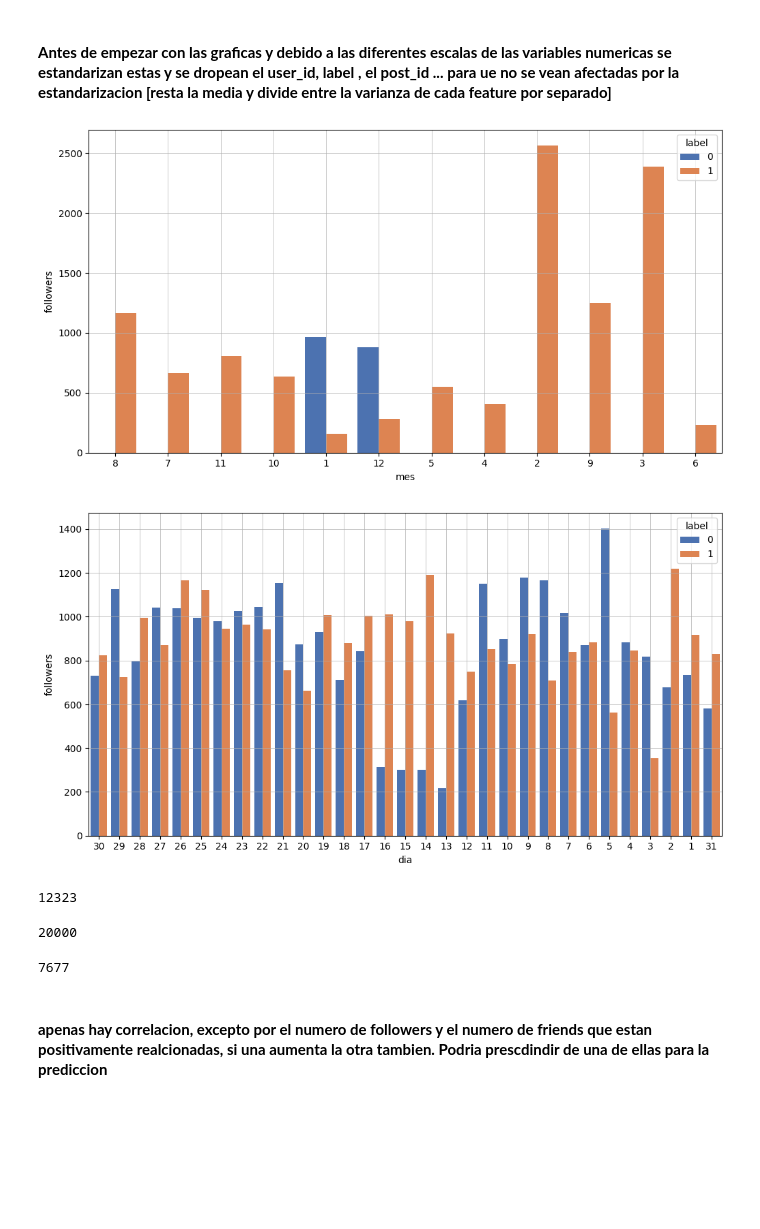
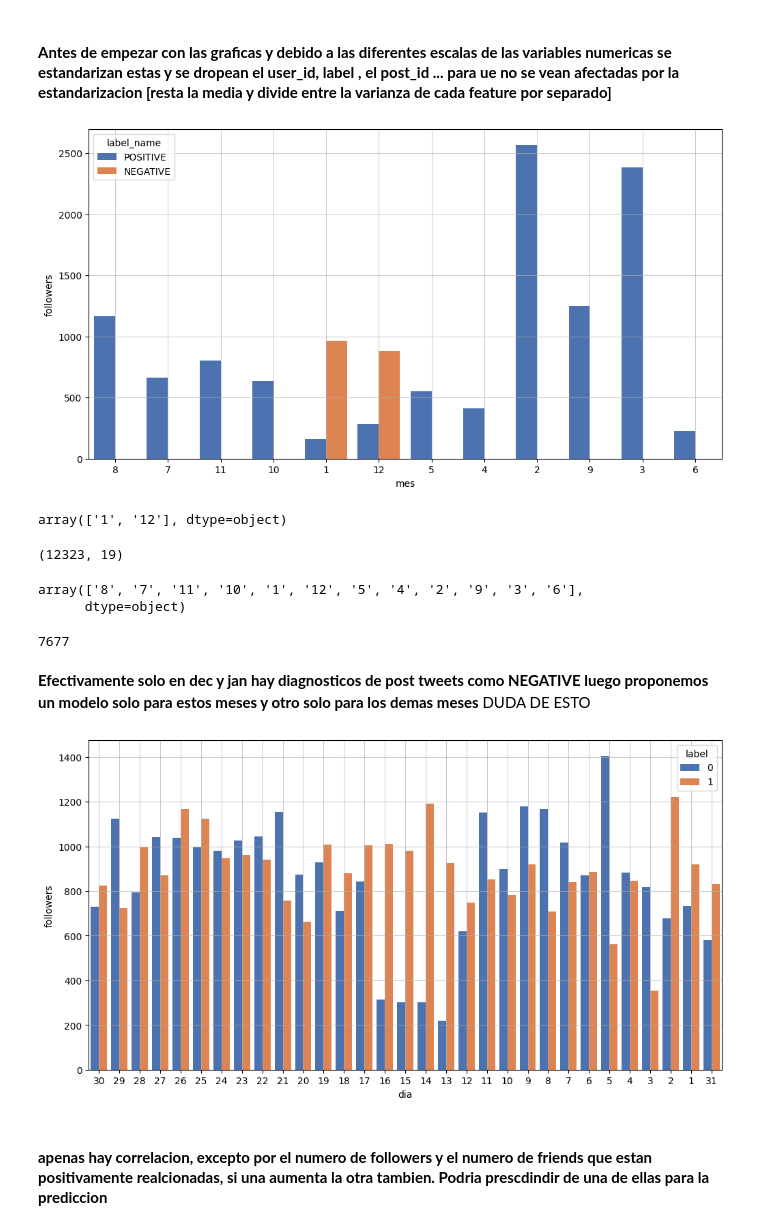
Before and after one commit to kokeitor/Twitter-Mental-Health-Classification, a Jupyter notebook: tw_classification_kaggle.ipynb, the cells around one changed output. Cells and saved outputs as stored; diff of their text form; code cells hidden in the pictures; blank space fills up the shorter version.

```diff
--- a/tw_classification_kaggle.ipynb
+++ b/tw_classification_kaggle.ipynb
@@ -191,0 +197,6 @@ array([1, 0], dtype=int64)
+# %%
+labels = {
+        0: "NEGATIVE" ,
+         1:"POSITIVE"
+}
+df["label_name"] = df["label"].map(labels)
@@ -295,21 +377,45 @@ tw_eda.plot_bar(
 # %%
 # Diagramas de barras combinados
 tw_eda.plot_combined_bar(
                                 layout = 'constrained',
                                 fig_x_size = 10,
                                 fig_cols = 1,
                                 value_feature =  'followers',
                                 target_feature = 'mes',
                                 max_categories = 10,
-                                divide_feature = "label",
+                                divide_feature = "label_name",
                                 errorbar = None,
                                 estimator = np.mean, # Estimator puede ser un callable (es decir funcion) np.mean, np.sum o 'sum', ... funciones de numpy que se apliquen a un vector
                                                     # np.mean te hace la media de todo el vestor y te la plotea en el eje y
                                                     # np.sum te suma todo el vector y te lo plotea en el eje y
                                 color = 0,
                                 )
 # %% [output]
-[figure, old version]
+[figure, new version]
+# %%
+# Comprobamos si solo hay NEGATIVES en dec y jan o es por la escala de la grafica
+tw_eda.data["mes"][tw_eda.data["label_name"] == "NEGATIVE"].unique()
+# %% [output]
+array(['1', '12'], dtype=object)
+# %%
+# Contamos solo reg de jan y dec
+df_solo_jan_dec = tw_eda.data[(tw_eda.data["nombre_mes"] == 'January') | (tw_eda.data["nombre_mes"] == 'December')]
+df_solo_jan_dec.shape
+# %% [output]
+(12323, 19)
+# %%
+# Comprobamos en que meses solo hay POSITIVES
+tw_eda.data["mes"][tw_eda.data["label_name"] == "POSITIVE"].unique()
+# %% [output]
+array(['8', '7', '11', '10', '1', '12', '5', '4', '2', '9', '3', '6'],
+      dtype=object)
+# %%
+# Contamos reg demas meses
+tw_eda.data.shape[0] - df_solo_jan_dec.shape[0]
+# %% [output]
+7677
+# %% [markdown]
+**Efectivamente solo en dec y jan hay diagnosticos de post tweets como NEGATIVE luego proponemos un modelo solo para estos meses y otro solo para los demas meses** DUDA DE ESTO
 # %%
 # Diagramas de barras combinados
 tw_eda.plot_combined_bar(
@@ -327,23 +433,7 @@ tw_eda.plot_combined_bar(
                                 color = 0,
                                 )
 # %% [output]
-[figure, old version]
+[figure, new version]
-# %%
-## Probamos a contar con cuantos registros nos quedariamos si quitasemos de los meses que no sean january y dec porque esos meses no tienen la label 1
-df_ = tw_eda.data[(tw_eda.data["nombre_mes"] == 'January') | (tw_eda.data["nombre_mes"] == 'December')]
-df_.shape[0]
-# %% [output]
-12323
-# %%
-tw_eda.data.shape[0]
-# %% [output]
-20000
-# %%
-# En el caso de prescinidr de los demas meses perderiamos este numero de registros [evaluar despues solo con estos registros]
-solo_jan_dec = tw_eda.data.shape[0] -df_.shape[0]
-solo_jan_dec
-# %% [output]
-7677
 # %%
 # mapa de calor de la matriz de correlacion (coeficientes de pearson entre cada par de features numericas)
 tw_eda_std.plot_corr_heatmap(
```
Also changed, not shown: parts of 29 cells of this notebook, 2 other files.
